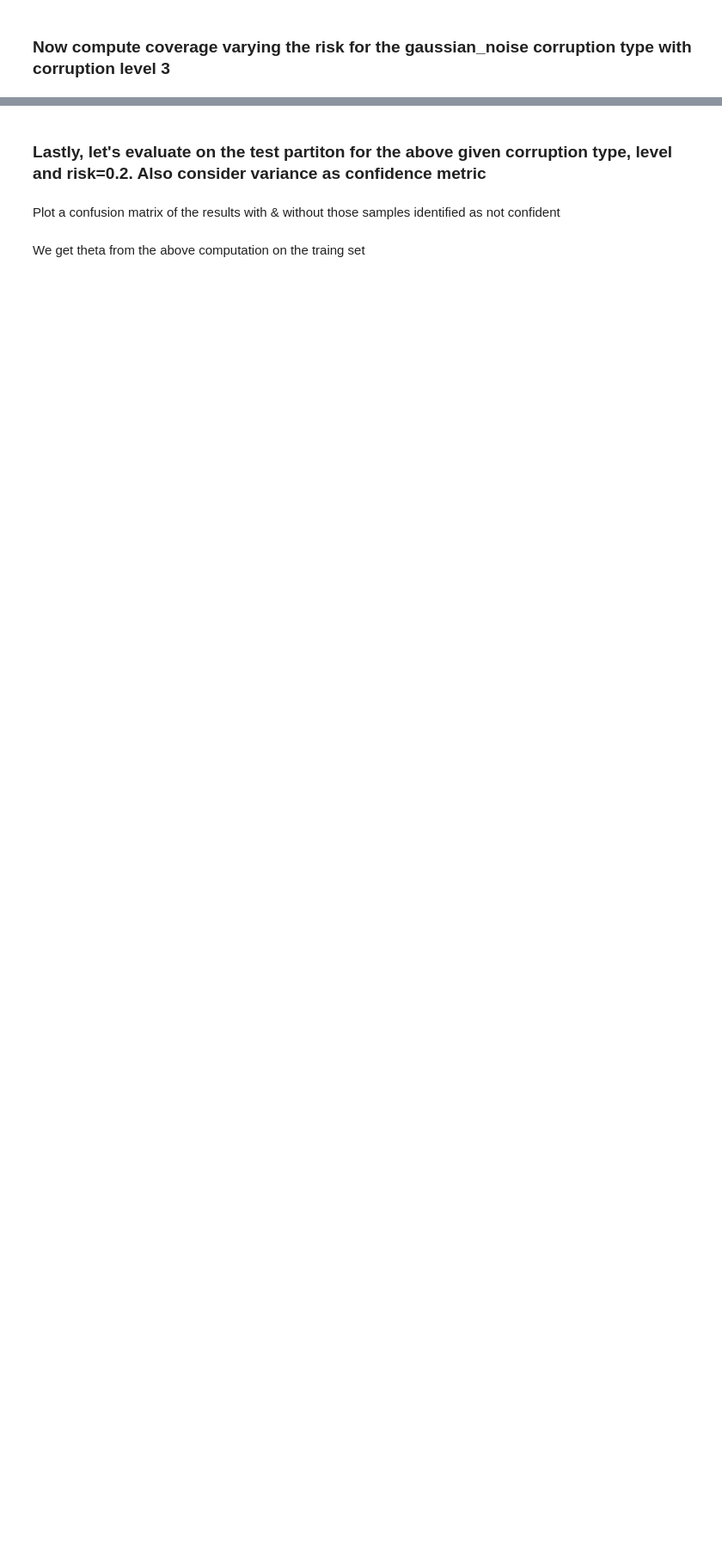
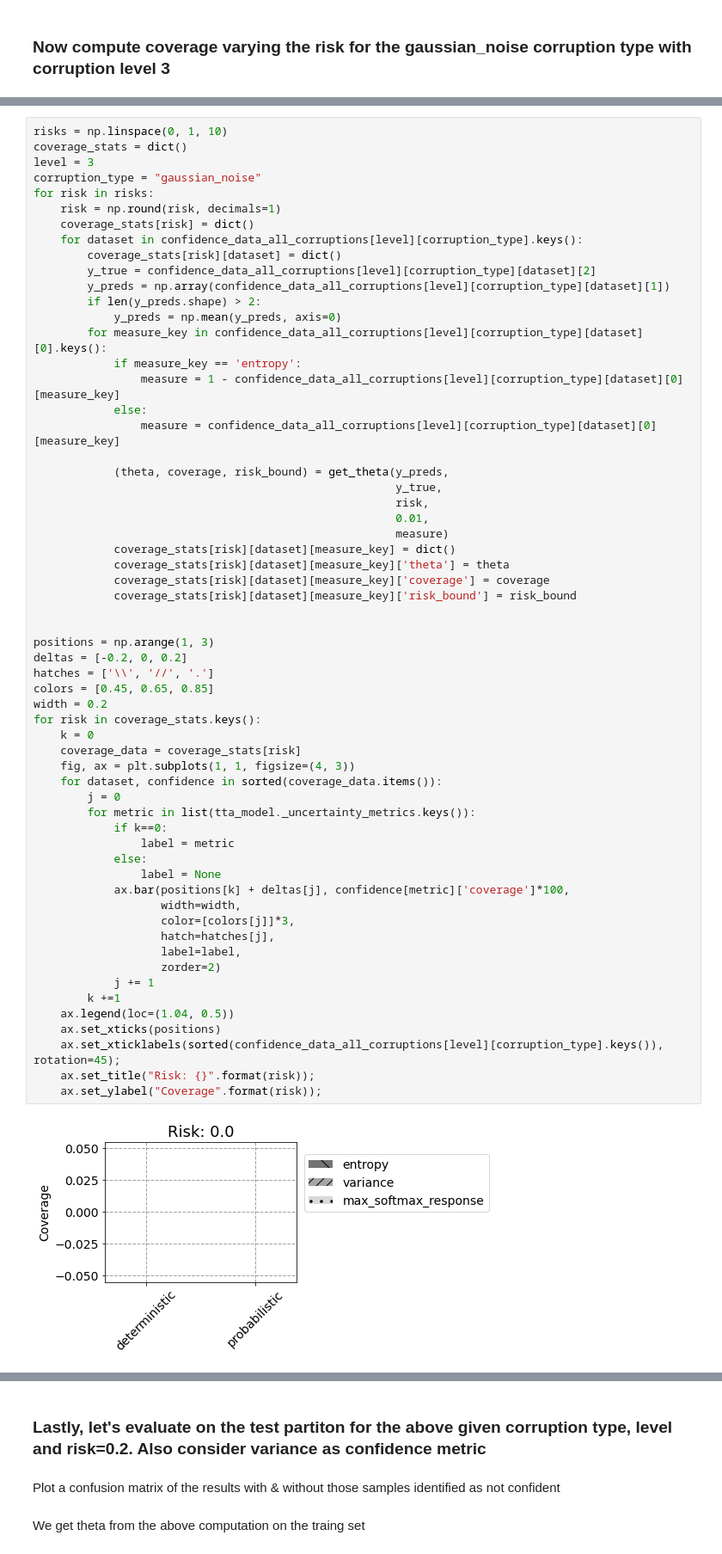
Before and after one commit to giuseppesalvi/MLinA-Selective-Classification, a Jupyter notebook: MLinA_Selective_classification.ipynb, the cells around one changed output, grey strips where cells are left out. Shown at 86% size. Saved outputs shown, nothing was run; the diff lists cells and outputs as text; blank space fills up the shorter version.

```diff
--- a/MLinA_Selective_classification.ipynb
+++ b/MLinA_Selective_classification.ipynb
@@ -389,0 +600,62 @@ cifar10_many_preds = tta_model.predict_many_times(cifar10_train, "all", draws=dr
+# %%
+risks = np.linspace(0, 1, 10)
+coverage_stats = dict()
+level = 3
+corruption_type = "gaussian_noise"
+for risk in risks:
+    risk = np.round(risk, decimals=1)
+    coverage_stats[risk] = dict()
+    for dataset in confidence_data_all_corruptions[level][corruption_type].keys():
+        coverage_stats[risk][dataset] = dict()
+        y_true = confidence_data_all_corruptions[level][corruption_type][dataset][2]
+        y_preds = np.array(confidence_data_all_corruptions[level][corruption_type][dataset][1])
+        if len(y_preds.shape) > 2:
+            y_preds = np.mean(y_preds, axis=0)
+        for measure_key in confidence_data_all_corruptions[level][corruption_type][dataset][0].keys():
+            if measure_key == 'entropy':
+                measure = 1 - confidence_data_all_corruptions[level][corruption_type][dataset][0][measure_key]
+            else:
+                measure = confidence_data_all_corruptions[level][corruption_type][dataset][0][measure_key]
+
+            (theta, coverage, risk_bound) = get_theta(y_preds,
+                                                      y_true,
+                                                      risk,
+                                                      0.01,
+                                                      measure)
+            coverage_stats[risk][dataset][measure_key] = dict()
+            coverage_stats[risk][dataset][measure_key]['theta'] = theta
+            coverage_stats[risk][dataset][measure_key]['coverage'] = coverage
+            coverage_stats[risk][dataset][measure_key]['risk_bound'] = risk_bound
+
+
+positions = np.arange(1, 3)
+deltas = [-0.2, 0, 0.2]
+hatches = ['\\', '//', '.']
+colors = [0.45, 0.65, 0.85]
+width = 0.2
+for risk in coverage_stats.keys():
+    k = 0
+    coverage_data = coverage_stats[risk]
+    fig, ax = plt.subplots(1, 1, figsize=(4, 3))
+    for dataset, confidence in sorted(coverage_data.items()):
+        j = 0
+        for metric in list(tta_model._uncertainty_metrics.keys()):
+            if k==0:
+                label = metric
+            else:
+                label = None
+            ax.bar(positions[k] + deltas[j], confidence[metric]['coverage']*100,
+                   width=width,
+                   color=[colors[j]]*3,
+                   hatch=hatches[j],
+                   label=label,
+                   zorder=2)
+            j += 1
+        k +=1
+    ax.legend(loc=(1.04, 0.5))
+    ax.set_xticks(positions)
+    ax.set_xticklabels(sorted(confidence_data_all_corruptions[level][corruption_type].keys()), rotation=45);
+    ax.set_title("Risk: {}".format(risk));
+    ax.set_ylabel("Coverage".format(risk));
+# %% [output]
+[figure, added]
```
Also changed, not shown: parts of 36 cells of this notebook.
